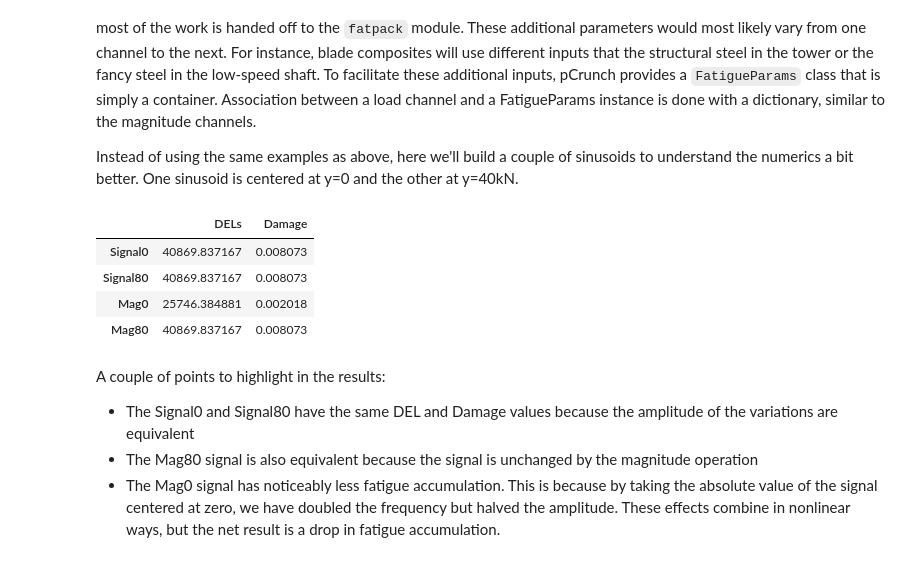
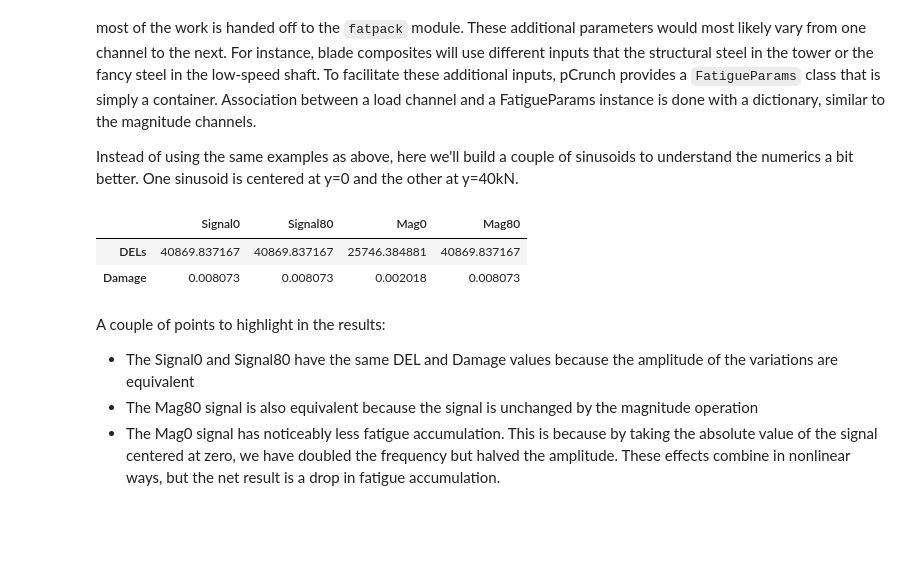
Before and after one commit to NREL/pCrunch, a Jupyter notebook: examples/aeroelastic_output_example.ipynb, the cells around one changed output. Drawn from its saved outputs; the diff is of its cells as text; code cells hidden in the pictures; blank space fills up the shorter version.

```diff
--- a/examples/aeroelastic_output_example.ipynb
+++ b/examples/aeroelastic_output_example.ipynb
@@ -443,46 +485,41 @@ myparam = FatigueParams(lifetime = 30.0,             # Lifetime in years
                         )
 
 # Our time series
 t   = np.linspace(0, 600, 10000)
 
 # Sinusoids centered at 0 and 40kN, with amplitude of 40kN
 y0  = 80e3 * np.sin(2*np.pi*t/60.0) # Will have +/- values
 y80 = y0 + 80e3                     # All + values
 zeros = np.zeros(y0.shape)
 
 # Simple dictionary for AeroelasticOutput instance
 mydata = {"Time":t,
           "Signal0":y0,
           "Signal80":y80,
           "Zeros":zeros}
 
 # Magnitude channels (in this case, just an absolute value operation on the sinusoids)
 mymagnitudes = {"Mag0":["Signal0", "Zeros"],
                 "Mag80":["Signal80", "Zeros"]}
 
-# Create the instance
-myobj = AeroelasticOutput(mydata, magnitude_channels=mymagnitudes)
-
 # The channels we will be computing fatigue on
 myfatigues = {"Signal0":myparam,
               "Signal80":myparam,
               "Mag0":myparam,
               "Mag80":myparam}
 
+# Create the instance
+myobj = AeroelasticOutput(mydata, magnitude_channels=mymagnitudes, fatigue_channels=myfatigues)
+
 # Loop over channels and pass in channel-specific fatigue parameters
-dels = np.zeros(len(myfatigues))
-dams = np.zeros(len(myfatigues))
-for ik, k in enumerate(myfatigues.keys()):
-    dels[ik], dams[ik] = myobj.compute_del(k, myfatigues[k])
+dels, dams = myobj.get_DELs()
 
 # Organize the output into a table
-pd.DataFrame(np.c_[dels, dams], index=myfatigues.keys(), columns=['DELs', 'Damage'])
+pd.concat((pd.DataFrame(dels, index=['DELs']), pd.DataFrame(dams, index=['Damage'])))
 # %% [output]
-|  | DELs | Damage |
-| Signal0 | 40869.837167 | 0.008073 |
-| Signal80 | 40869.837167 | 0.008073 |
-| Mag0 | 25746.384881 | 0.002018 |
-| Mag80 | 40869.837167 | 0.008073 |
+|  | Signal0 | Signal80 | Mag0 | Mag80 |
+| DELs | 40869.837167 | 40869.837167 | 25746.384881 | 40869.837167 |
+| Damage | 0.008073 | 0.008073 | 0.002018 | 0.008073 |
 # %% [markdown]
 A couple of points to highlight in the results:
 
```
Also changed, not shown: parts of 10 cells of this notebook, 5 other files.
